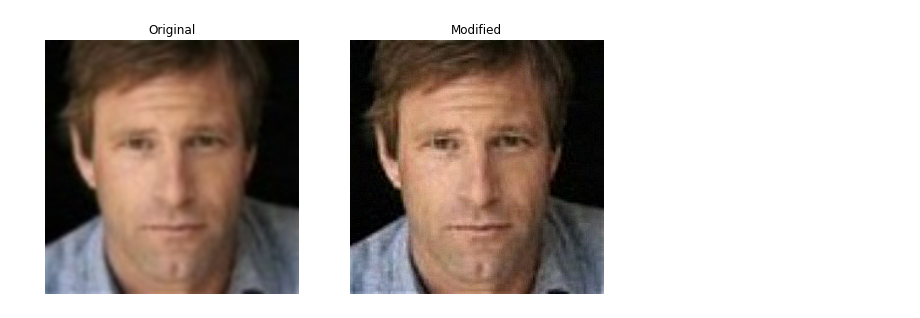
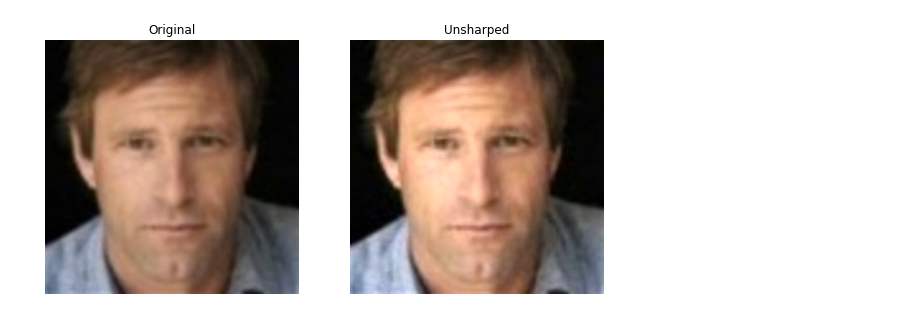
Before and after one commit to Roland-Wen/Image-Enhancement, a Jupyter notebook: Unblur.ipynb, the cells around one changed output. Cells and saved outputs as stored; diff of their text form; code cells hidden in the pictures.

```diff
--- a/Unblur.ipynb
+++ b/Unblur.ipynb
@@ -14,7 +9,7 @@ from scipy.signal import convolve2d as conv2
 image=cv2.imread('lowRes.jpg')
 image=cv2.cvtColor(image,cv2.COLOR_BGR2RGB)
 # %%
-def show(ori,new):
+def show(ori,new,newName):
     fig = plt.figure(figsize=(10, 7))
     fig.add_subplot(1,2,1)
     plt.imshow(ori)
@@ -23,21 +18,11 @@ def show(ori,new):
     fig.add_subplot(1,2,2)
     plt.imshow(new)
     plt.axis('off')
-    plt.title("Modified")
+    plt.title(newName)
 # %%
-newImage=image.copy()
-
 # Unsharp
-#blurred=cv2.GaussianBlur(image,(5,5),0)
-#newImage=cv2.addWeighted(image,2.2,blurred,-1.0, 0)
-#show(image,newImage)
-
-# Sharpen
-laplacian=np.array([[-1,-1,-1],
-                    [-1,9,-1],
-                    [-1,-1,-1]])
-newImage=cv2.filter2D(newImage,-1,laplacian)
-
-show(image,newImage)
+blurred=cv2.GaussianBlur(image,(5,5),0)
+unsharped=cv2.addWeighted(image,2.2,blurred,-1.0, 0)
+show(image,unsharped,"Unsharped")
 # %% [output]
-[figure, old version]
+[figure, new version]
```
Also changed, not shown: parts of 3 cells of this notebook.
